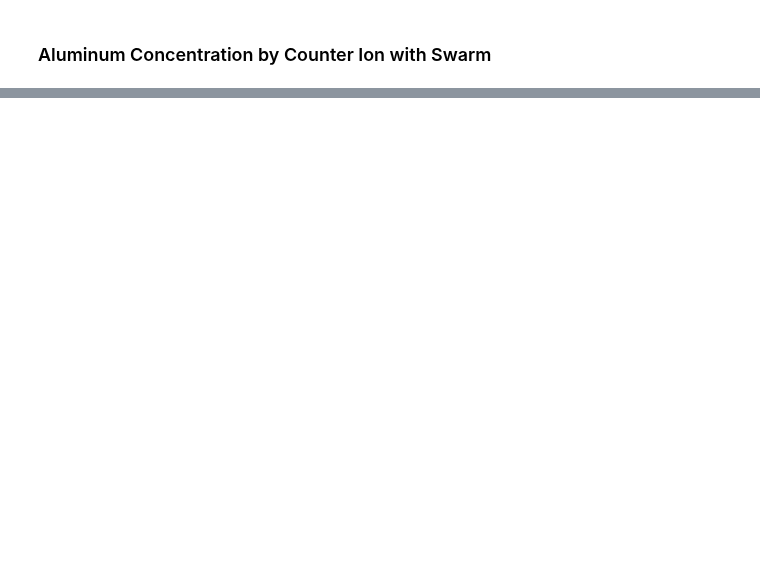
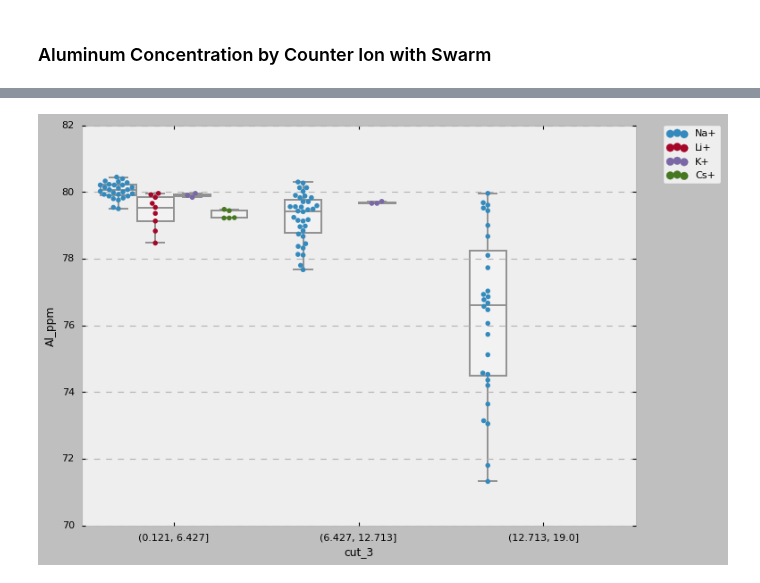
Before and after one commit to biggstd/pyluminate, a Jupyter notebook: notebooks/Aluminate NMR Figures.ipynb, the cells around one changed output, grey strips where cells are left out. Cells and saved outputs as stored; diff of their text form; code cells hidden in the pictures; blank space fills up the shorter version.

```diff
--- a/notebooks/Aluminate NMR Figures.ipynb
+++ b/notebooks/Aluminate NMR Figures.ipynb
@@ -156,0 +220,4 @@ ax.legend_.remove()
+# %%
+# Create the new cut columns.
+for i in range(3,8):
+    AlNMRData['cut_{}'.format(i)] = pd.cut(AlNMRData['OH_concentration'], i)
@@ -156,0 +250,31 @@ ax.legend_.remove()
+# %%
+# Create a figure using matplotlib.pyplot.
+fig, ax = plt.subplots(figsize=(10,7))
+
+boxplot_ax = sns.swarmplot(
+    x="cut_3",
+    y="Al_ppm",
+    data=AlNMRData,
+    hue='counter_ion',
+    dodge=True,
+    color=None,
+    ax=ax,
+)
+
+boxplot_ax = sns.boxplot(
+    x='cut_3',
+    y='Al_ppm',
+    hue='counter_ion',
+    data=AlNMRData,
+    ax=ax,
+    color='0.95',
+)
+
+# Get the handles and labels. For this case it will be 8 tuples.
+handles, labels = ax.get_legend_handles_labels()
+
+# When creating the legend, only use the last 4 elements.
+# This time place the legend in the margin.
+l = plt.legend(handles[-4:], labels[-4:], bbox_to_anchor=(1.05, 1), loc=2, borderaxespad=0.)
+# %% [output]
+[figure, added]
```
Also changed, not shown: parts of 20 cells of this notebook, 1 other file.
